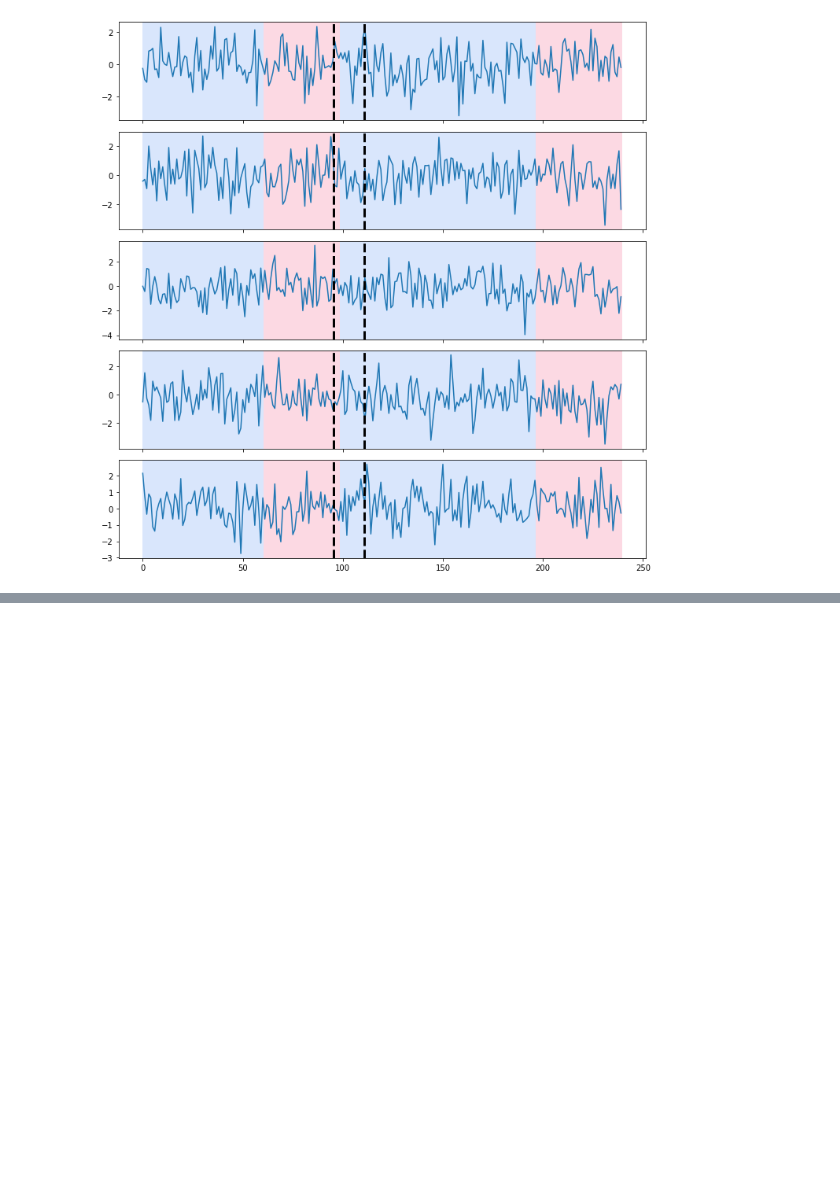
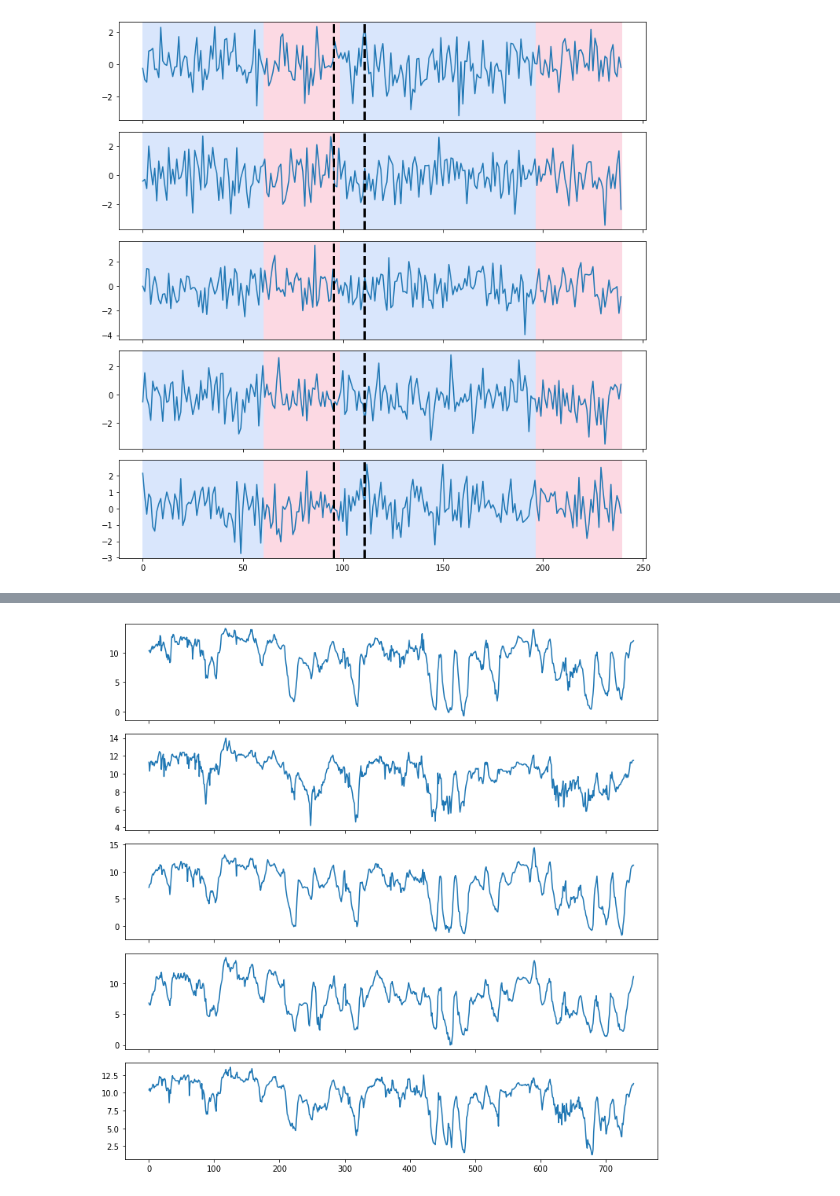
Before and after one commit to tanguy-magne/mva-ts-project, a Jupyter notebook: project_notebook.ipynb, the cells around one changed output, grey strips where cells are left out. Drawn from its saved outputs; the diff is of its cells as text; code cells hidden in the pictures; blank space fills up the shorter version.

```diff
--- a/project_notebook.ipynb
+++ b/project_notebook.ipynb
@@ -492,0 +504,15 @@ plt.show()
+# %%
+### Preprocessing of temperature dataframe
+
+data_df["temp"] = data_df.t - 273.15  # temperature in Celsius
+
+temperature_df = data_df.pivot(
+    index="date", values="temp", columns="station_name"
+)
+
+# Drop NaN values
+temperature_df = temperature_df.dropna(axis=1)
+
+print(f"The stations with missing values are {', '.join(sorted(list((set(data_df['station_name'])  - set(temperature_df.columns))))).title()}")
+
+temperature_df.head()
@@ -492,0 +620,6 @@ plt.show()
+# %%
+temperature_df_np = np.array(temperature_df)
+rpt.display(temperature_df_np[:,:5], [])
+plt.show()
+# %% [output]
+[figure, added]
```
Also changed, not shown: parts of 23 cells of this notebook.
